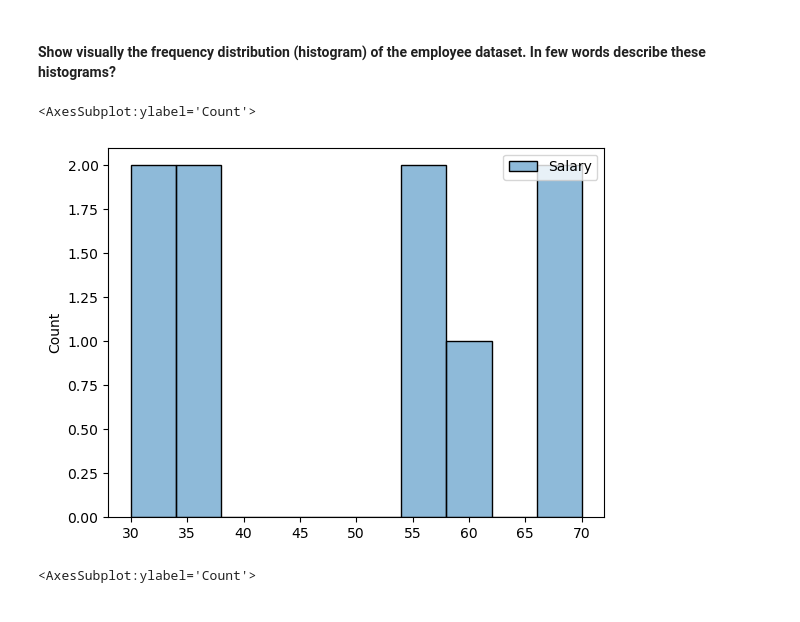
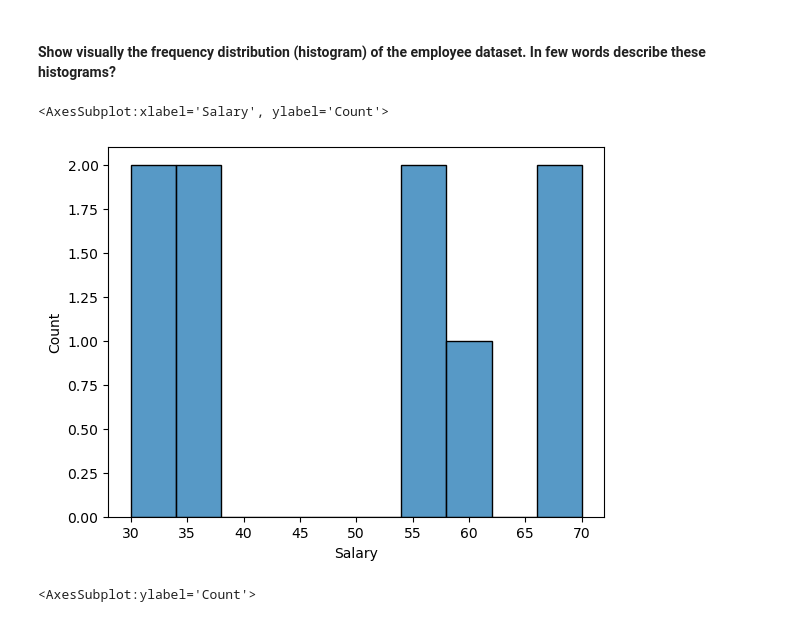
Before and after one commit to Hector1993prog/5.1-lab-subsetting-and-descriptive-stats, a Jupyter notebook: your-code/main.ipynb, the cells around one changed output. Drawn from its saved outputs; the diff is of its cells as text; code cells hidden in the pictures.

```diff
--- a/your-code/main.ipynb
+++ b/your-code/main.ipynb
@@ -185,10 +175,10 @@ employee.describe().T
 #### Show visually the frequency distribution (histogram) of the employee dataset. In few words describe these histograms?
 # %%
 # your answer here
-sb.histplot(employee [['Salary']], bins= 10)
+sb.histplot(employee.Salary, bins= 10)
 # %% [output]
-<AxesSubplot:ylabel='Count'>
+<AxesSubplot:xlabel='Salary', ylabel='Count'>
-[figure, old version]
+[figure, new version]
 # %%
 sb.histplot(employee [['Years']], bins= 10)
 # %% [output]
```
Also changed, not shown: parts of 12 cells of this notebook.
